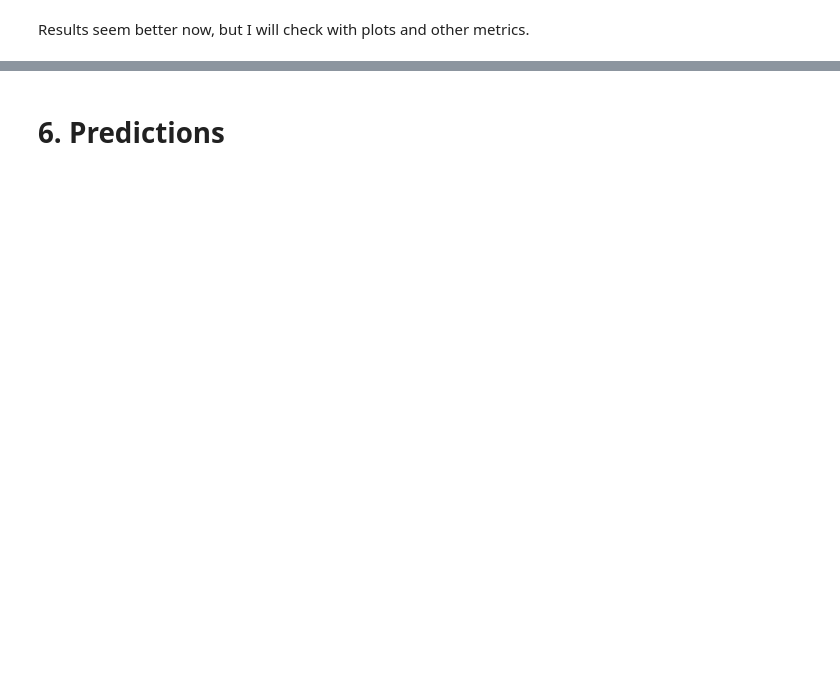
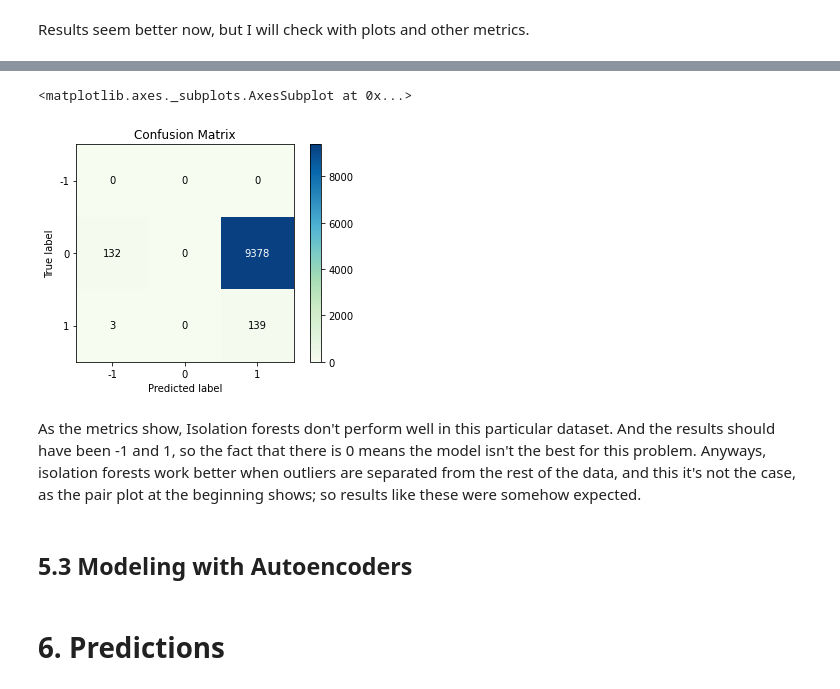
Before and after one commit to Camicb/Projects, a Jupyter notebook: Travel_Insurance_Claim_Prediction.ipynb, the cells around one changed output, grey strips where cells are left out. Cells and saved outputs as stored; diff of their text form; code cells hidden in the pictures; blank space fills up the shorter version.

```diff
--- a/Travel_Insurance_Claim_Prediction.ipynb
+++ b/Travel_Insurance_Claim_Prediction.ipynb
@@ -362,2 +380,12 @@ The model created is good in classfify the majority class, 0 or 'don't claim', b
+# %%
+# Confusion Matrix
+skplt.metrics.plot_confusion_matrix(y_val, y_pred_isf, cmap='GnBu')
+# %% [output]
+<matplotlib.axes._subplots.AxesSubplot at 0x...>
+[figure, added]
+# %% [markdown]
+As the metrics show, Isolation forests don't perform well in this particular dataset. And the results should have been -1 and 1, so the fact that there is 0 means the model isn't the best for this problem. Anyways, isolation forests work better when outliers are separated from the rest of the data, and this it's not the case, as the pair plot at the beginning shows; so results like these were somehow expected.
+# %% [markdown]
+## 5.3 Modeling with Autoencoders
 # %% [markdown]
 # 6. Predictions
```
Also changed, not shown: parts of 28 cells of this notebook.
